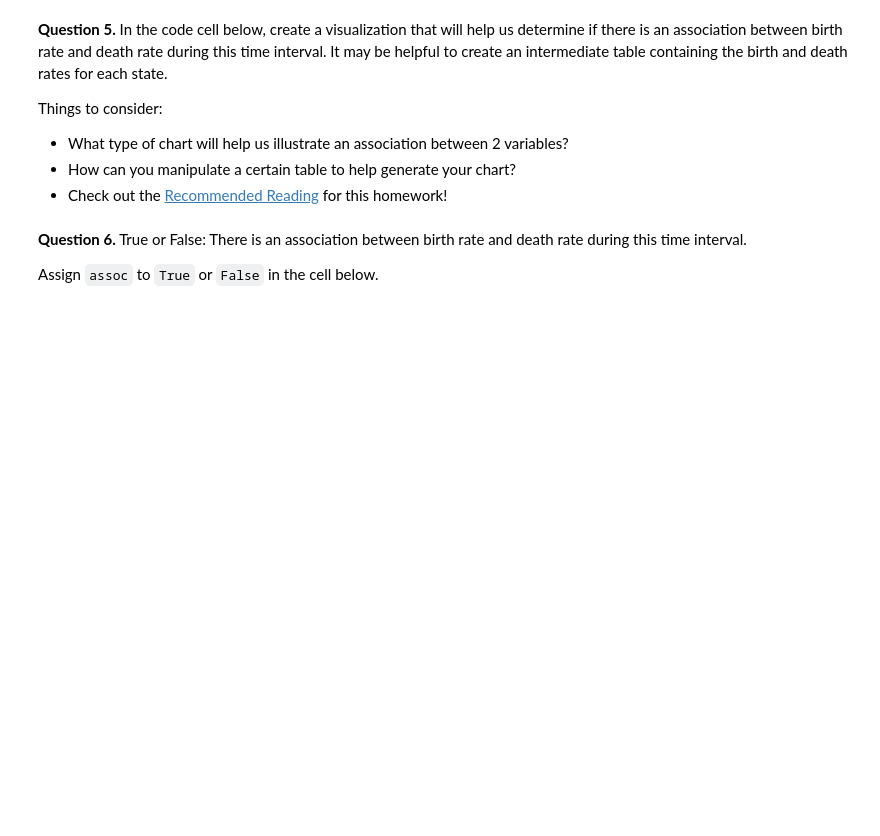
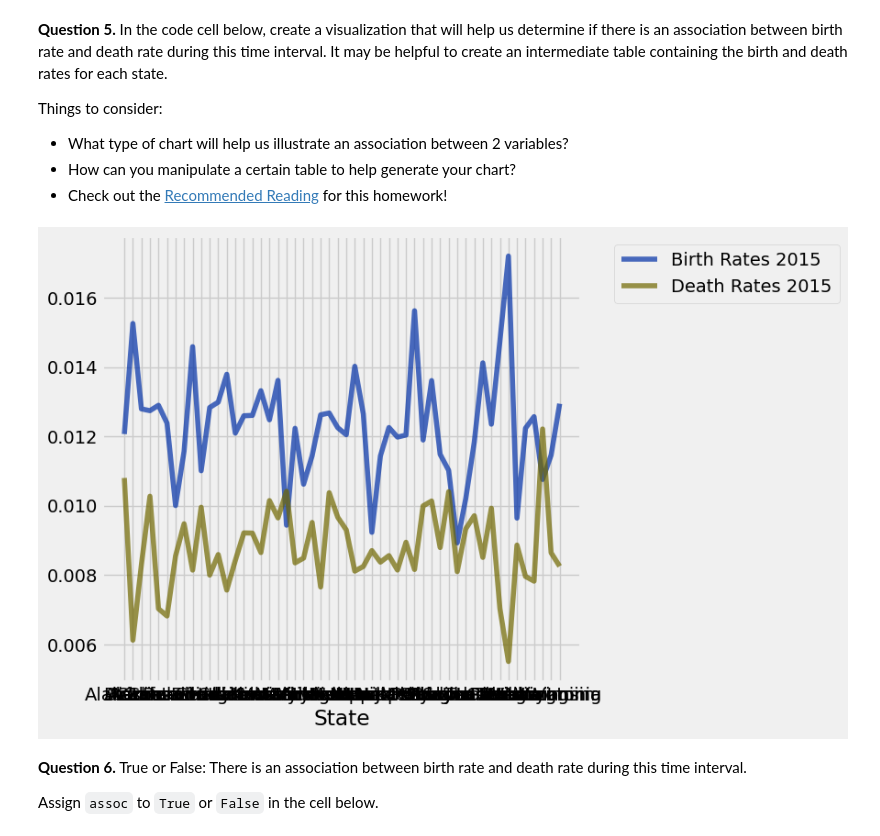
Before and after one commit to cplahn/cplahn_DATA_Fall, a Jupyter notebook: hw03/hw03.ipynb, the cells around one changed output. Saved outputs shown, nothing was run; the diff lists cells and outputs as text; code cells hidden in the pictures; blank space fills up the shorter version.

```diff
--- a/hw03/hw03.ipynb
+++ b/hw03/hw03.ipynb
@@ -297,8 +304,13 @@ Things to consider:
 # %%
 # In this cell, use birth_rates and death_rates to generate your visualization
 birth_rates_2015 = pop.column('BIRTHS') / pop.column('2015')
 death_rates_2015 = pop.column('DEATHS') / pop.column('2015')
-...
+birth_death=Table().with_columns('State',pop.column('NAME'),
+                             'Birth Rates 2015',birth_rates_2015,
+                                'Death Rates 2015',death_rates_2015)
+birth_death.plot('State')
+# %% [output]
+[figure, added]
 # %% [markdown]
 <!-- END QUESTION -->
 
```
Also changed, not shown: parts of 18 cells of this notebook, 3 other files.
